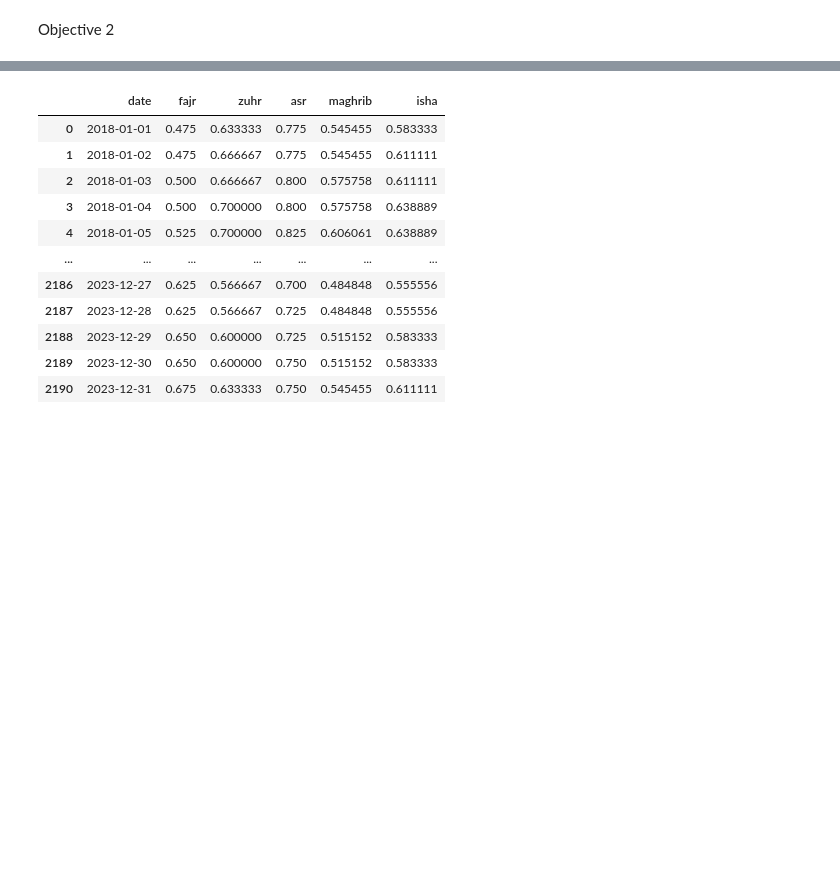
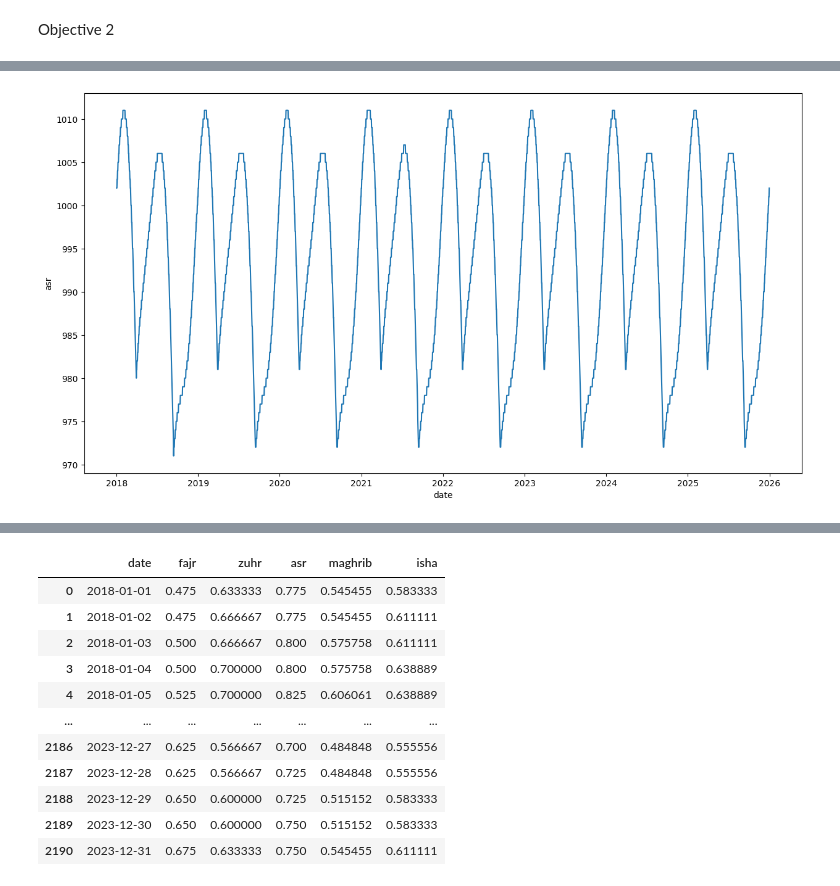
Before and after one commit to azamsuratem/predictprayertimes, a Jupyter notebook: python/objectives_1_and_2.ipynb, the cells around one changed output, grey strips where cells are left out. Drawn from its saved outputs; the diff is of its cells as text; code cells hidden in the pictures; blank space fills up the shorter version.

```diff
--- a/python/objectives_1_and_2.ipynb
+++ b/python/objectives_1_and_2.ipynb
@@ -267,0 +284,4 @@ Objective 2
+# %%
+plot_time_series_esolat("asr")
+# %% [output]
+[figure, added]
```
Also changed, not shown: parts of 5 cells of this notebook.
